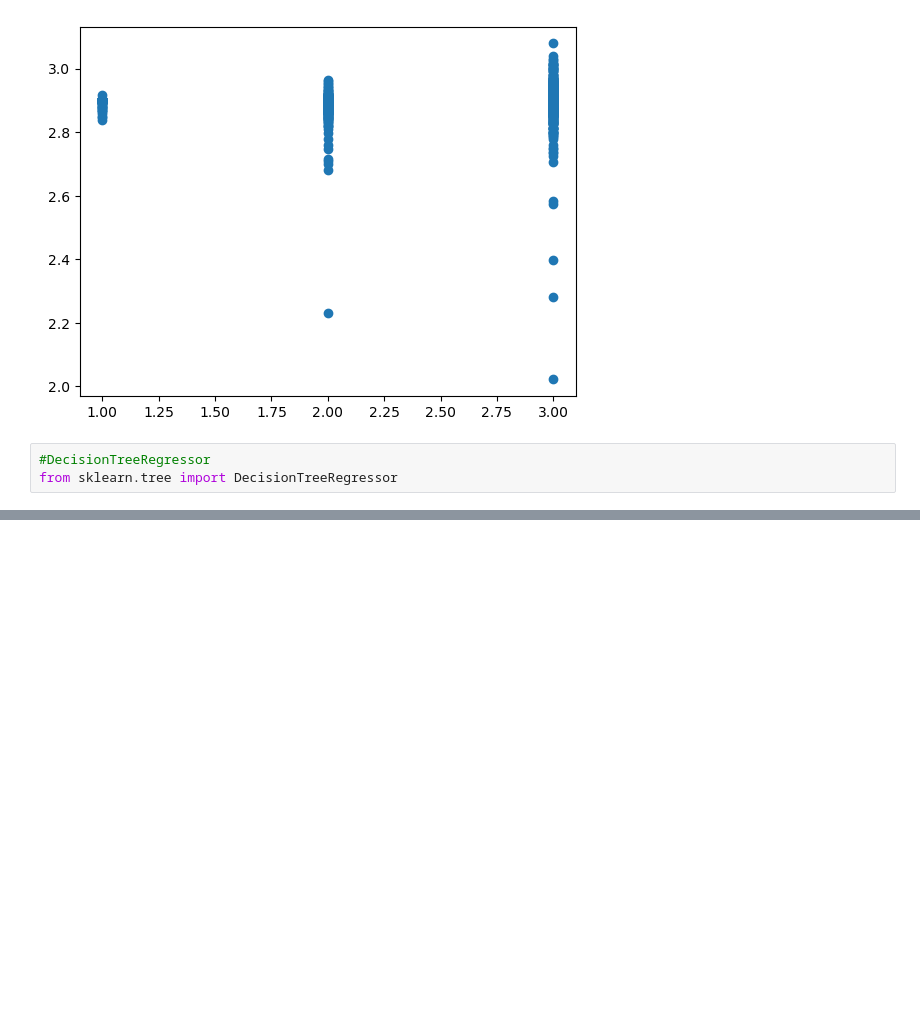
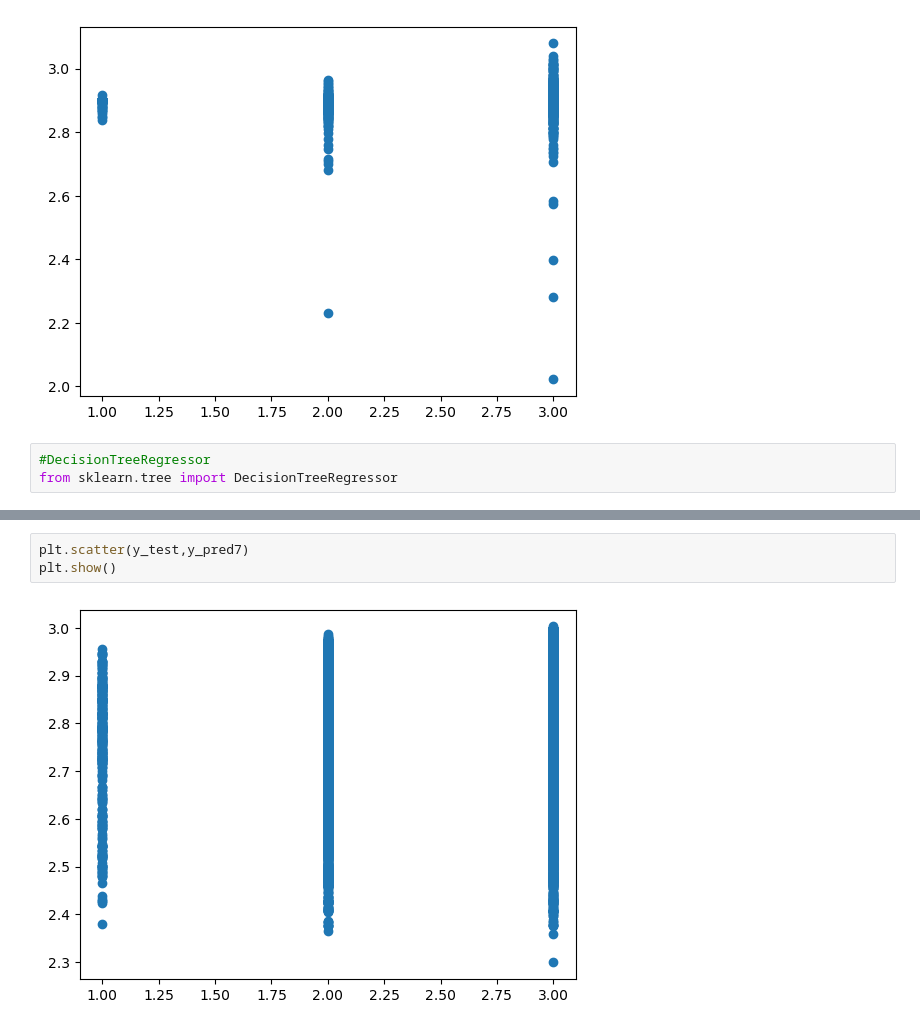
Before and after one commit to AbdullahTurgut/Machine-Learning, a Jupyter notebook: 15-UK-2016-Road-Safety-DataRegression.ipynb, the cells around one changed output, grey strips where cells are left out. Saved outputs shown, nothing was run; the diff lists cells and outputs as text; blank space fills up the shorter version.

```diff
--- a/15-UK-2016-Road-Safety-DataRegression.ipynb
+++ b/15-UK-2016-Road-Safety-DataRegression.ipynb
@@ -254,0 +296,5 @@ plt.show()
+# %%
+plt.scatter(y_test,y_pred7)
+plt.show()
+# %% [output]
+[figure, added]
```
Also changed, not shown: parts of 7 cells of this notebook.
